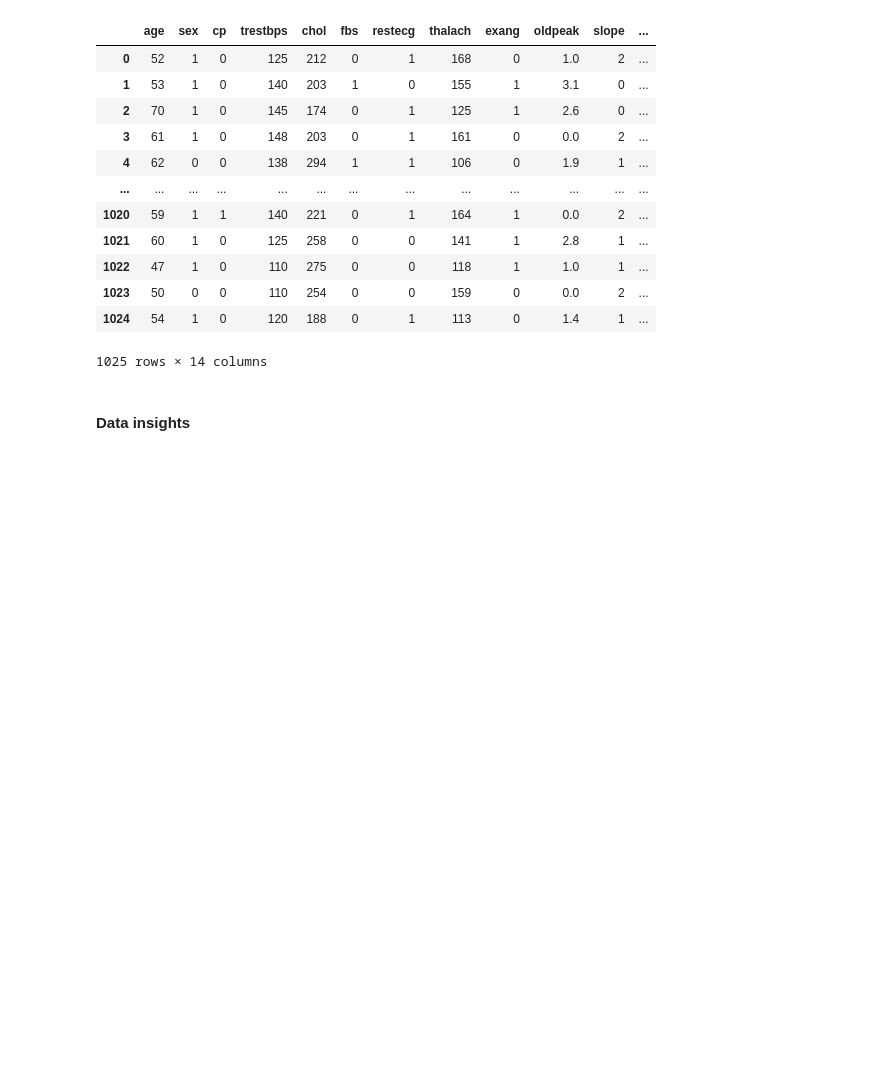
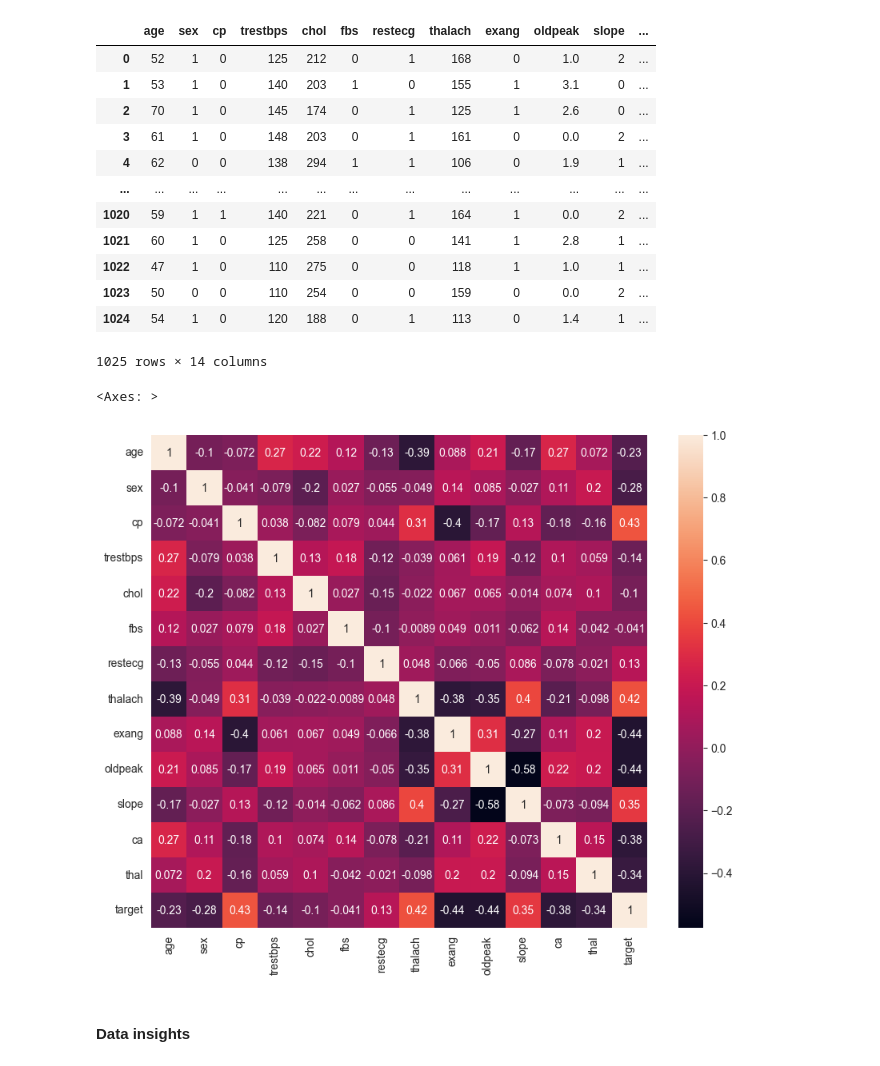
Before and after one commit to Vedant988/Vedant_INBT010521_June2024, a Jupyter notebook: task1_knn_heart_disease.ipynb, the cells around one changed output. Drawn from its saved outputs; the diff is of its cells as text; code cells hidden in the pictures; blank space fills up the shorter version.

```diff
--- a/task1_knn_heart_disease.ipynb
+++ b/task1_knn_heart_disease.ipynb
@@ -78,6 +110,12 @@ df
 | 1023 | 50 | 0 | 0 | 110 | 254 | 0 | 0 | 159 | 0 | 0.0 | 2 | ... |
 | 1024 | 54 | 1 | 0 | 120 | 188 | 0 | 1 | 113 | 0 | 1.4 | 1 | ... |
 1025 rows × 14 columns
+# %%
+plt.figure(figsize=(10,8))
+sns.heatmap(df.corr(),annot=True)
+# %% [output]
+<Axes: >
+[figure, added]
 # %% [markdown]
 #### Data insights
 # %%
```
Also changed, not shown: parts of 14 cells of this notebook.
